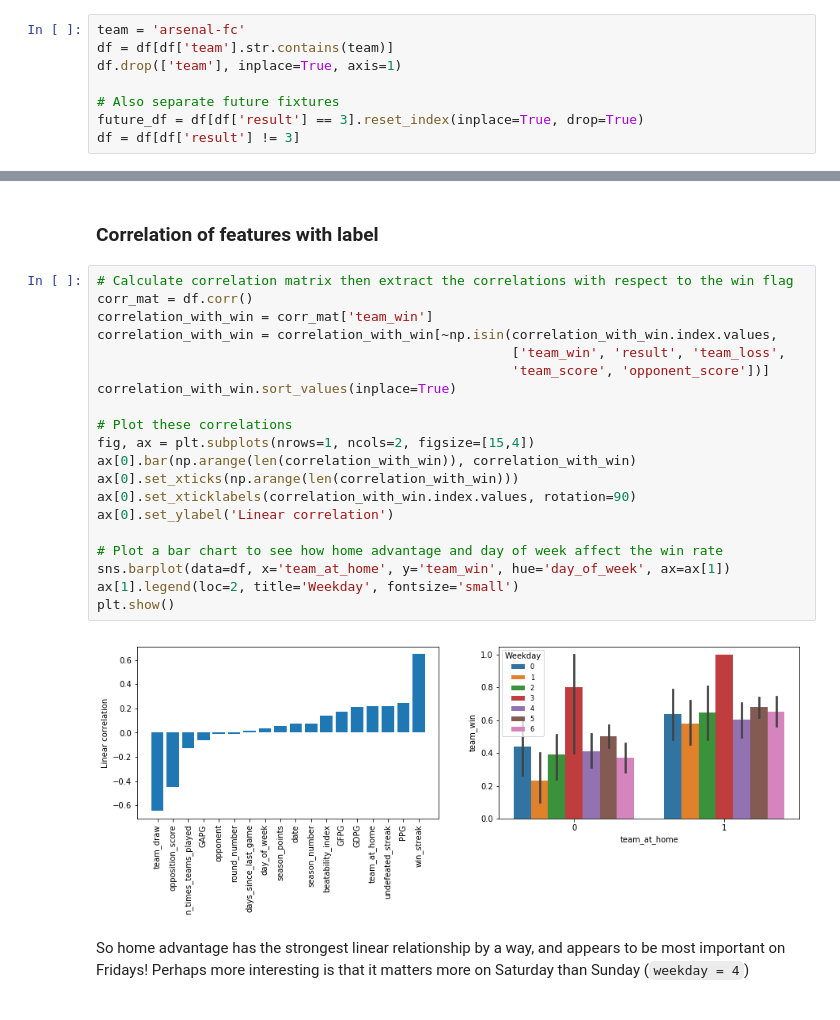
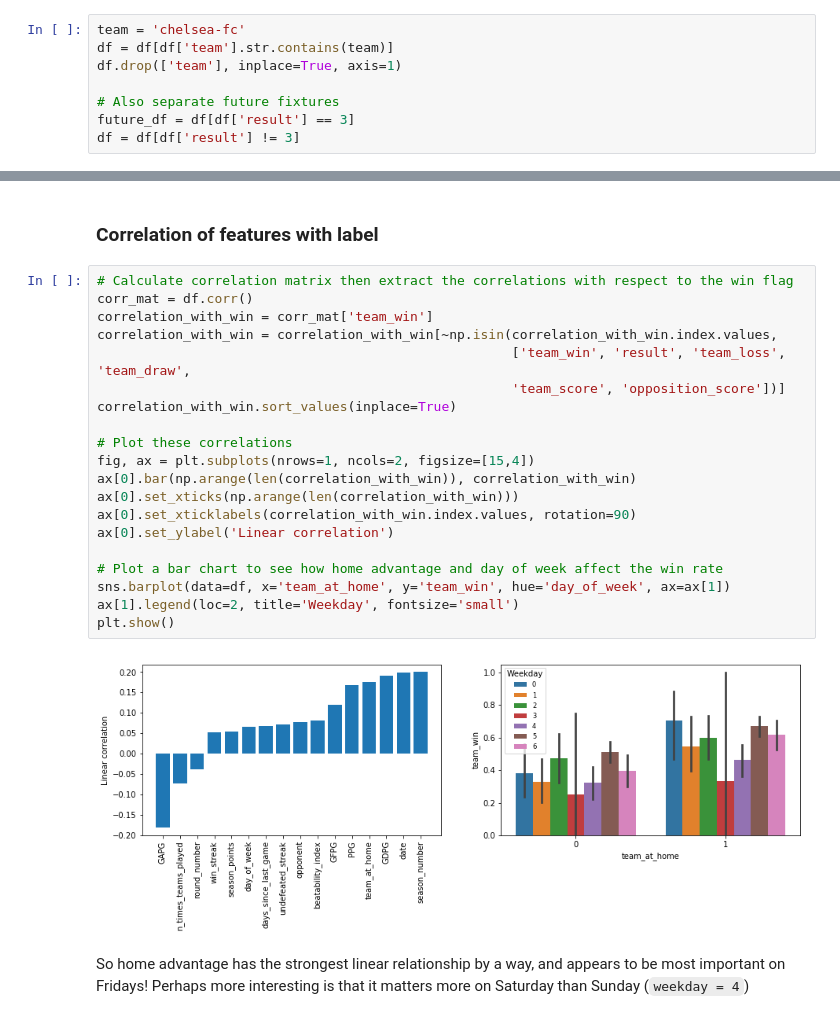
Before and after one commit to shep312/liverpool-predictions, a Jupyter notebook: gbm_main.ipynb, the cells around one changed output, grey strips where cells are left out. Saved outputs shown, nothing was run; the diff lists cells and outputs as text.

```diff
--- a/gbm_main.ipynb
+++ b/gbm_main.ipynb
@@ -98,12 +98,12 @@ df.head()
 
 Data is available for most PL teams but at the moment feels best to model one at a time
 # %%
-team = 'arsenal-fc'
+team = 'chelsea-fc'
 df = df[df['team'].str.contains(team)]
 df.drop(['team'], inplace=True, axis=1)
 
 # Also separate future fixtures
-future_df = df[df['result'] == 3].reset_index(inplace=True, drop=True)
+future_df = df[df['result'] == 3]
 df = df[df['result'] != 3]
 # %% [markdown]
 
@@ -153,25 +153,25 @@ plt.show()
 # %%
 # Calculate correlation matrix then extract the correlations with respect to the win flag
 corr_mat = df.corr()
 correlation_with_win = corr_mat['team_win']
 correlation_with_win = correlation_with_win[~np.isin(correlation_with_win.index.values,
-                                                     ['team_win', 'result', 'team_loss',
-                                                     'team_score', 'opponent_score'])]
+                                                     ['team_win', 'result', 'team_loss', 'team_draw',
+                                                     'team_score', 'opposition_score'])]
 correlation_with_win.sort_values(inplace=True)
 
 # Plot these correlations
 fig, ax = plt.subplots(nrows=1, ncols=2, figsize=[15,4])
 ax[0].bar(np.arange(len(correlation_with_win)), correlation_with_win)
 ax[0].set_xticks(np.arange(len(correlation_with_win)))
 ax[0].set_xticklabels(correlation_with_win.index.values, rotation=90)
 ax[0].set_ylabel('Linear correlation')
 
 # Plot a bar chart to see how home advantage and day of week affect the win rate
 sns.barplot(data=df, x='team_at_home', y='team_win', hue='day_of_week', ax=ax[1])
 ax[1].legend(loc=2, title='Weekday', fontsize='small')
 plt.show()
 # %% [output]
-[figure, old version]
+[figure, new version]
 # %% [markdown]
 So home advantage has the strongest linear relationship by a way, and appears to be most important on Fridays! Perhaps more interesting is that it matters more on Saturday than Sunday (`weekday = 4`)
 # %% [markdown]
```
Also changed, not shown: parts of 28 cells of this notebook, 2 other files.
